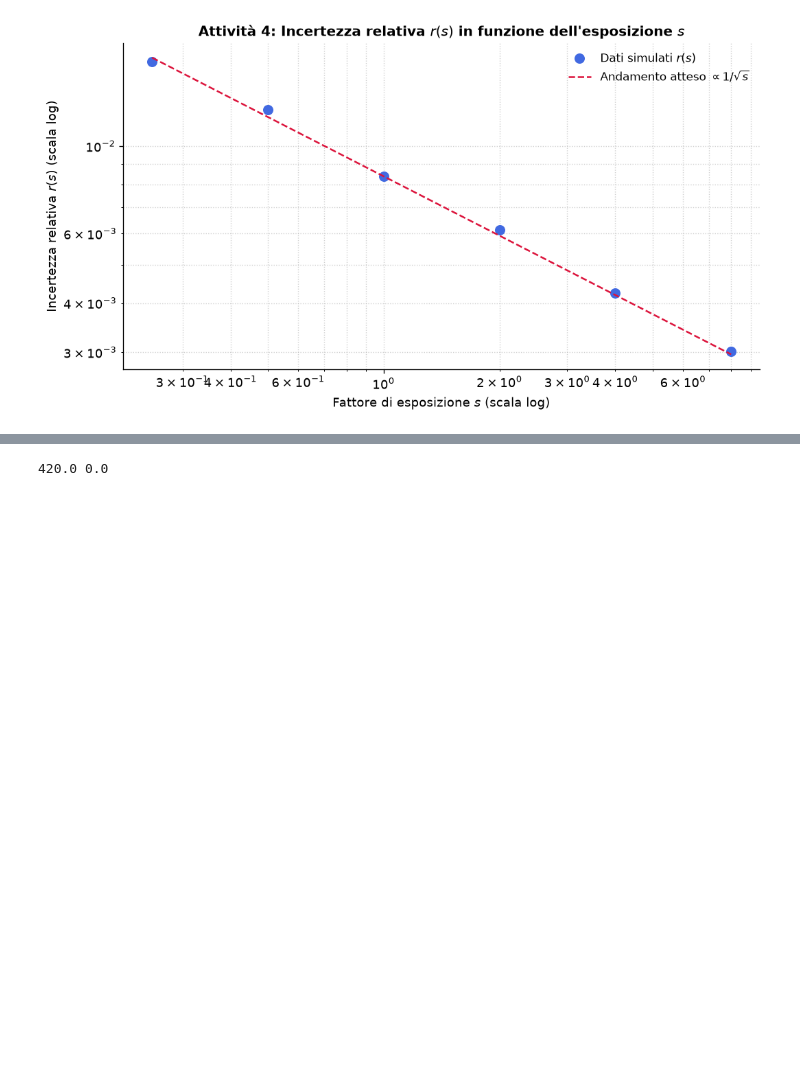
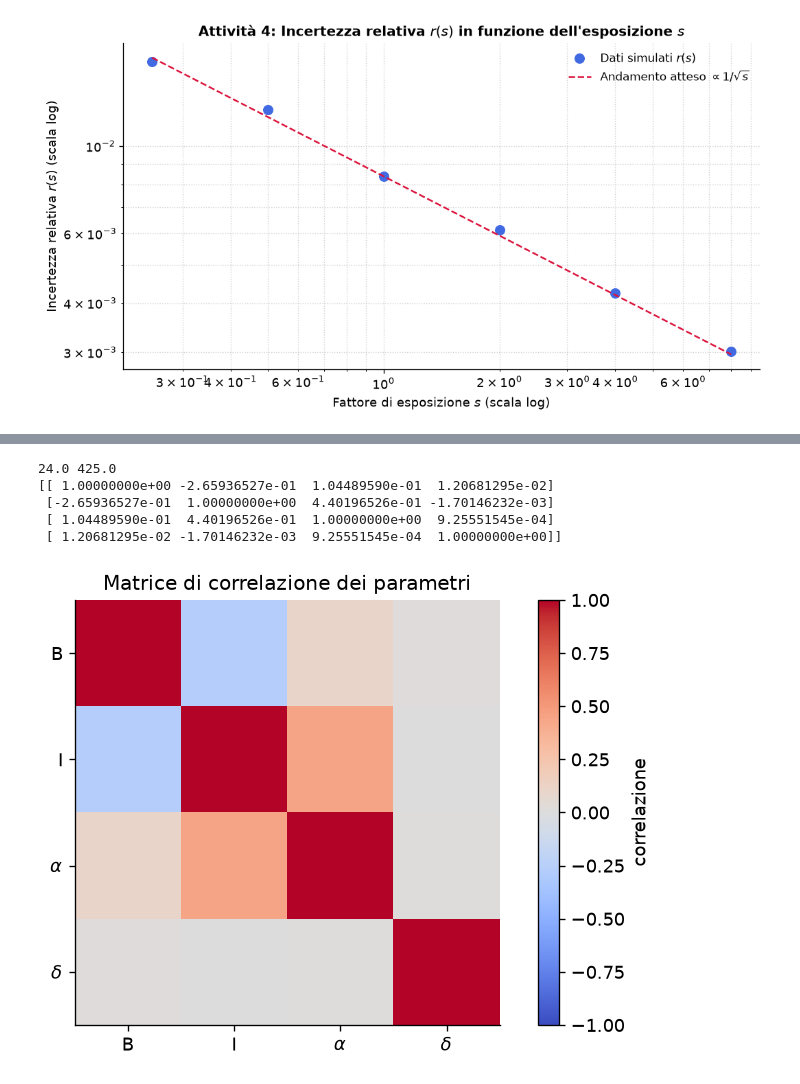
Before and after one commit to tambu-cpu/lab2, a Jupyter notebook: lab2.ipynb, the cells around one changed output, grey strips where cells are left out. Saved outputs shown, nothing was run; the diff lists cells and outputs as text; code cells hidden in the pictures; blank space fills up the shorter version.

```diff
--- a/lab2.ipynb
+++ b/lab2.ipynb
@@ -37,10 +37,10 @@ def E_x (alpha, x):
 def C_x (delta, x):
     return np.cos(delta*x)**2
 
-def mu(alpha, x , delta, b, i_0):
+def mu (x,b,i_0, alpha, delta):
     return b+i_0*(E_x(alpha = alpha, x = x))*C_x(delta = delta, x = x)
 
-mu_var = np.array(mu(alpha, position, delta, b , i_0))
+mu_var = np.array(mu(position, b,i_0, alpha, delta))
 
 for n in range(mu_var.size) :
     assert(mu_var[n] >0)
@@ -199,9 +199,40 @@ plt.show()
 # %%
-B_0 = y[]
+y_est = y[(x<-3.5) | (x>3.5)]
+B_0 = np.median(y_est)
 I_0 = y.max()-B_0
 print(B_0,I_0)
 
 lower = [0.0,0.0,0.10,1.0]
 upper = [np.inf, np.inf, 3.0, 12.0]
+
+delta_0 = 5.0
+alpha_0 = 1
+popt, pcov = curve_fit(
+    mu, x, y,
+    p0=[B_0,I_0,alpha_0,delta_0],
+    sigma=sigma_y,
+    absolute_sigma=True,
+    bounds=(lower, upper),
+    maxfev=100000,
+)
+
+incertezze = np.sqrt(np.diagonal(pcov))
+
+matrice_cor = pcov/np.sqrt(np.outer(np.diag(pcov),np.diag(pcov)))
+print(matrice_cor)
+
+plt.figure()
+# La scala fissata tra -1 e 1 conserva il significato del coefficiente di correlazione.
+plt.imshow(matrice_cor, vmin=-1, vmax=1, cmap = "coolwarm")
+plt.colorbar(label='correlazione')
+plt.xticks([0,1,2,3], ['B','I', r'$\alpha$', r'$\delta$'])
+plt.yticks([0,1,2,3], ['B','I', r'$\alpha$', r'$\delta$'])
+plt.title('Matrice di correlazione dei parametri')
+plt.show()
 # %% [output]
-420.0 0.0
+24.0 425.0
+[[ 1.00000000e+00 -2.65936527e-01  1.04489590e-01  1.20681295e-02]
+ [-2.65936527e-01  1.00000000e+00  4.40196526e-01 -1.70146232e-03]
+ [ 1.04489590e-01  4.40196526e-01  1.00000000e+00  9.25551545e-04]
+ [ 1.20681295e-02 -1.70146232e-03  9.25551545e-04  1.00000000e+00]]
+[figure, added]
```
Also changed, not shown: parts of 3 cells of this notebook.
